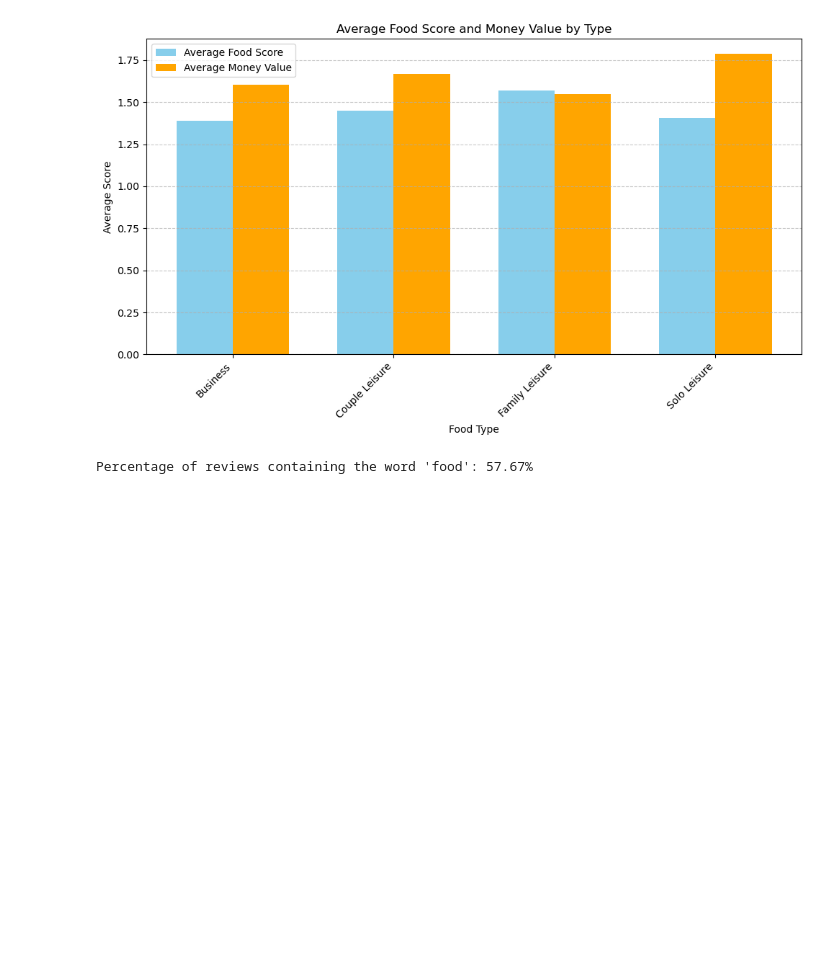
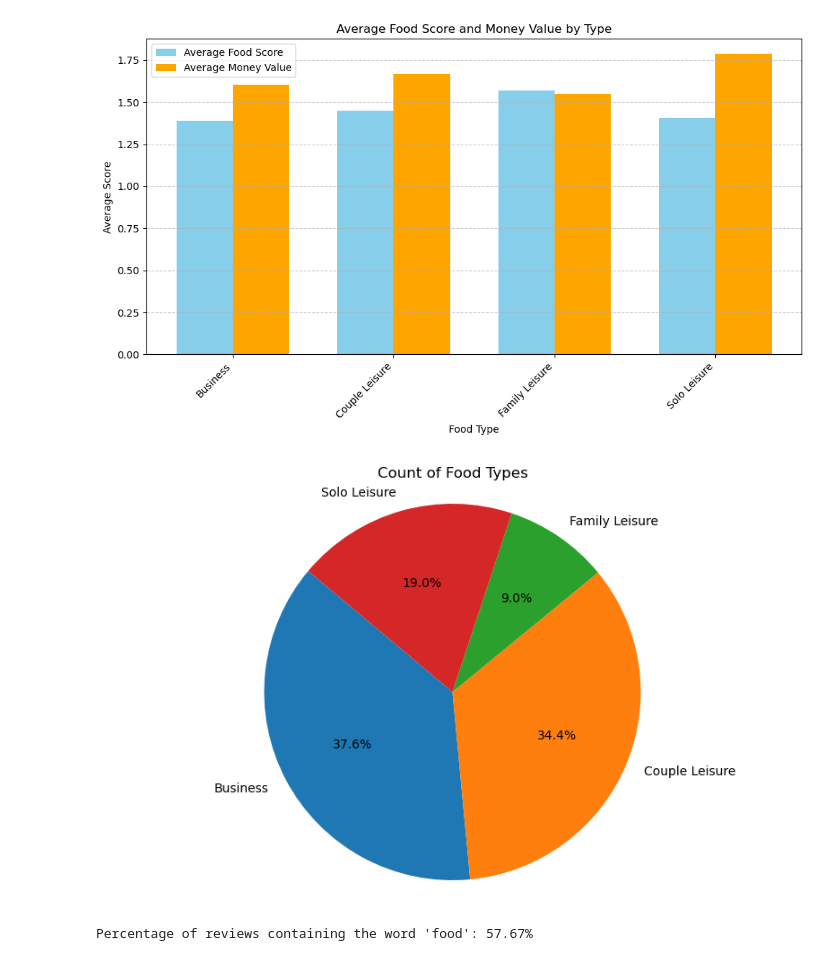
Before and after one commit to MarkPhamm/British-Airway, a Jupyter notebook: analysis/EDA.ipynb, the cells around one changed output. Cells and saved outputs as stored; diff of their text form; code cells hidden in the pictures; blank space fills up the shorter version.

```diff
--- a/analysis/EDA.ipynb
+++ b/analysis/EDA.ipynb
@@ -707,3 +677,23 @@ plt.tight_layout()
 plt.show()
 # %% [output]
 [figure]
+# %%
+# Sample data
+average_scores = food_df.groupby('type').agg({'food': 'count'})
+
+# Plotting the pie chart for count only
+plt.figure(figsize=(10, 6))
+
+# Plotting pie chart
+plt.pie(average_scores['food'], labels=average_scores.index, autopct='%1.1f%%', startangle=140)
+
+# Setting title
+plt.title('Count of Food Types')
+
+# Equal aspect ratio ensures that pie is drawn as a circle
+plt.axis('equal')
+
+# Show plot
+plt.show()
+# %% [output]
+[figure, added]
```
Also changed, not shown: parts of 6 cells of this notebook, 2 other files.
